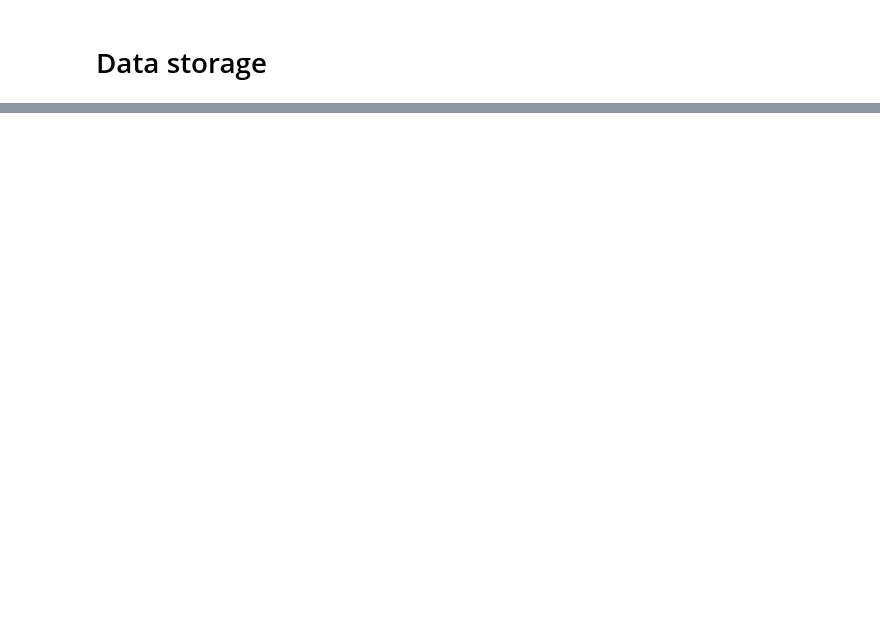
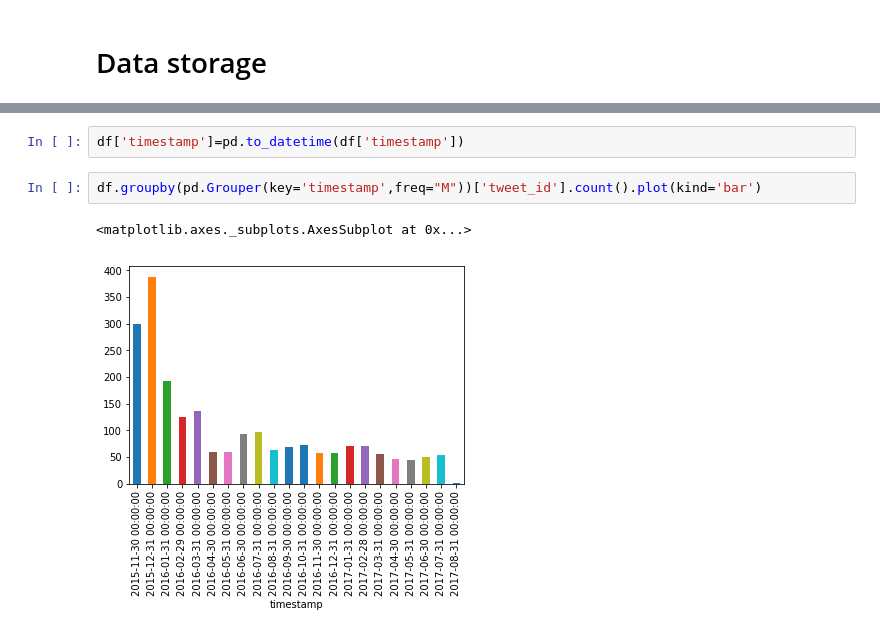
Before and after one commit to YunpengCai/Data_wrangling_udacity, a Jupyter notebook: wrangle_act.ipynb, the cells around one changed output, grey strips where cells are left out. Drawn from its saved outputs; the diff is of its cells as text; blank space fills up the shorter version.

```diff
--- a/wrangle_act.ipynb
+++ b/wrangle_act.ipynb
@@ -569,0 +633,7 @@ tweet_archive.to_csv('twitter_archive_master.csv',)
+# %%
+df['timestamp']=pd.to_datetime(df['timestamp'])
+# %%
+df.groupby(pd.Grouper(key='timestamp',freq="M"))['tweet_id'].count().plot(kind='bar')
+# %% [output]
+<matplotlib.axes._subplots.AxesSubplot at 0x...>
+[figure, added]
```
Also changed, not shown: parts of 19 cells of this notebook, 1 other file.
